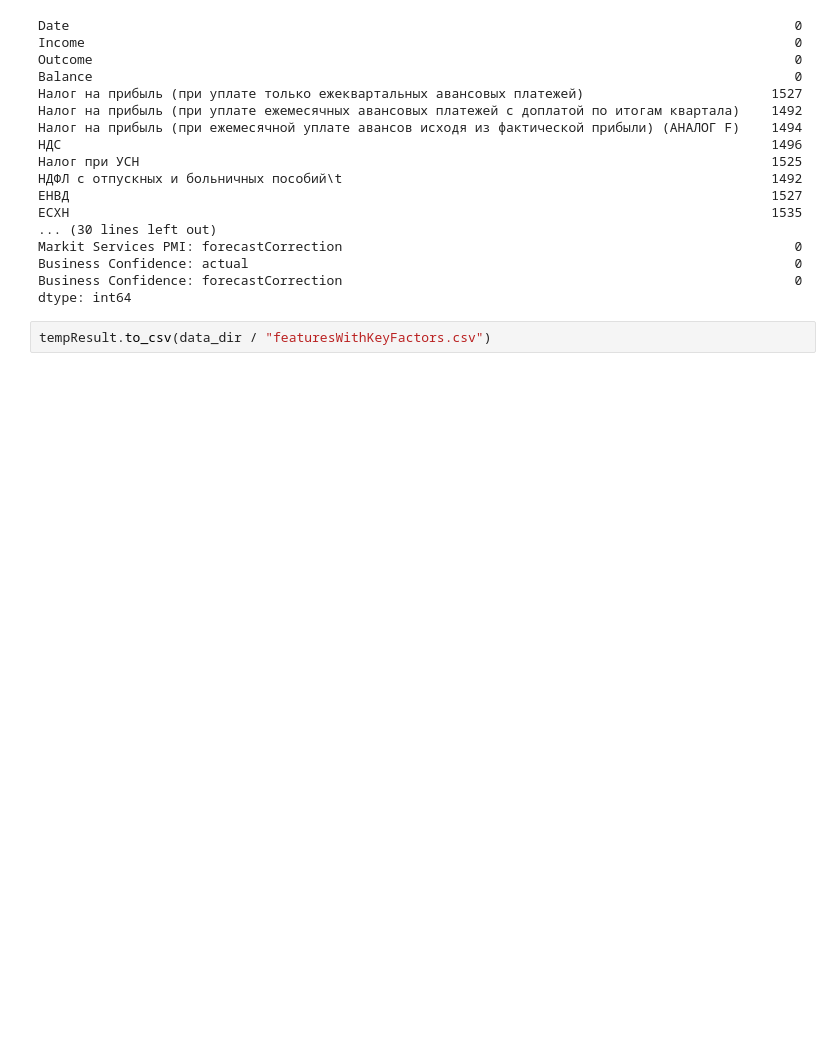
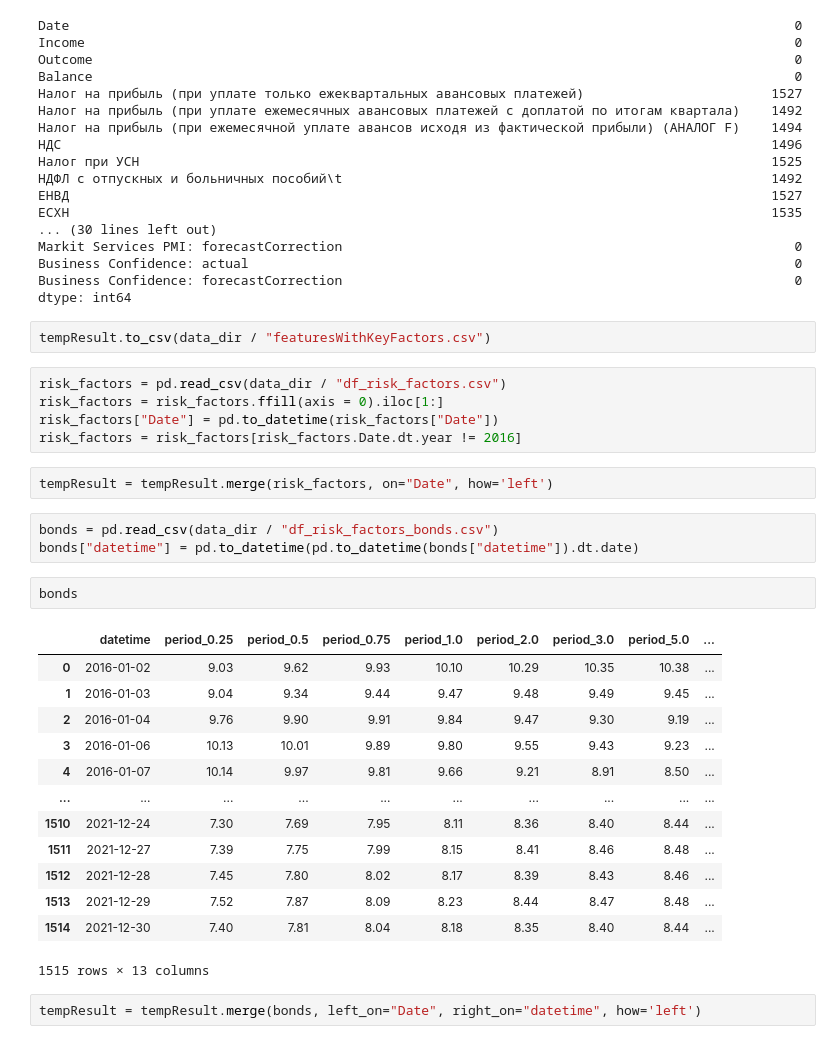
Before and after one commit to AndBoyS/hse-time-series-liquidity, a Jupyter notebook: notebooks/parsing_notebook.ipynb, the cells around one changed output. Drawn from its saved outputs; the diff is of its cells as text; blank space fills up the shorter version.

```diff
--- a/notebooks/parsing_notebook.ipynb
+++ b/notebooks/parsing_notebook.ipynb
@@ -215,3 +215,31 @@ Business Confidence: forecastCorrection
 dtype: int64
 # %%
 tempResult.to_csv(data_dir / "featuresWithKeyFactors.csv")
+# %%
+risk_factors = pd.read_csv(data_dir / "df_risk_factors.csv")
+risk_factors = risk_factors.ffill(axis = 0).iloc[1:]
+risk_factors["Date"] = pd.to_datetime(risk_factors["Date"])
+risk_factors = risk_factors[risk_factors.Date.dt.year != 2016]
+# %%
+tempResult = tempResult.merge(risk_factors, on="Date", how='left')
+# %%
+bonds = pd.read_csv(data_dir / "df_risk_factors_bonds.csv")
+bonds["datetime"] = pd.to_datetime(pd.to_datetime(bonds["datetime"]).dt.date)
+# %%
+bonds
+# %% [output]
+|  | datetime | period_0.25 | period_0.5 | period_0.75 | period_1.0 | period_2.0 | period_3.0 | period_5.0 | ... |
+| 0 | 2016-01-02 | 9.03 | 9.62 | 9.93 | 10.10 | 10.29 | 10.35 | 10.38 | ... |
+| 1 | 2016-01-03 | 9.04 | 9.34 | 9.44 | 9.47 | 9.48 | 9.49 | 9.45 | ... |
+| 2 | 2016-01-04 | 9.76 | 9.90 | 9.91 | 9.84 | 9.47 | 9.30 | 9.19 | ... |
+| 3 | 2016-01-06 | 10.13 | 10.01 | 9.89 | 9.80 | 9.55 | 9.43 | 9.23 | ... |
+| 4 | 2016-01-07 | 10.14 | 9.97 | 9.81 | 9.66 | 9.21 | 8.91 | 8.50 | ... |
+| ... | ... | ... | ... | ... | ... | ... | ... | ... | ... |
+| 1510 | 2021-12-24 | 7.30 | 7.69 | 7.95 | 8.11 | 8.36 | 8.40 | 8.44 | ... |
+| 1511 | 2021-12-27 | 7.39 | 7.75 | 7.99 | 8.15 | 8.41 | 8.46 | 8.48 | ... |
+| 1512 | 2021-12-28 | 7.45 | 7.80 | 8.02 | 8.17 | 8.39 | 8.43 | 8.46 | ... |
+| 1513 | 2021-12-29 | 7.52 | 7.87 | 8.09 | 8.23 | 8.44 | 8.47 | 8.48 | ... |
+| 1514 | 2021-12-30 | 7.40 | 7.81 | 8.04 | 8.18 | 8.35 | 8.40 | 8.44 | ... |
+1515 rows × 13 columns
+# %%
+tempResult = tempResult.merge(bonds, left_on="Date", right_on="datetime", how='left')
```
Also changed, not shown: parts of 5 cells of this notebook, 3 other files.
